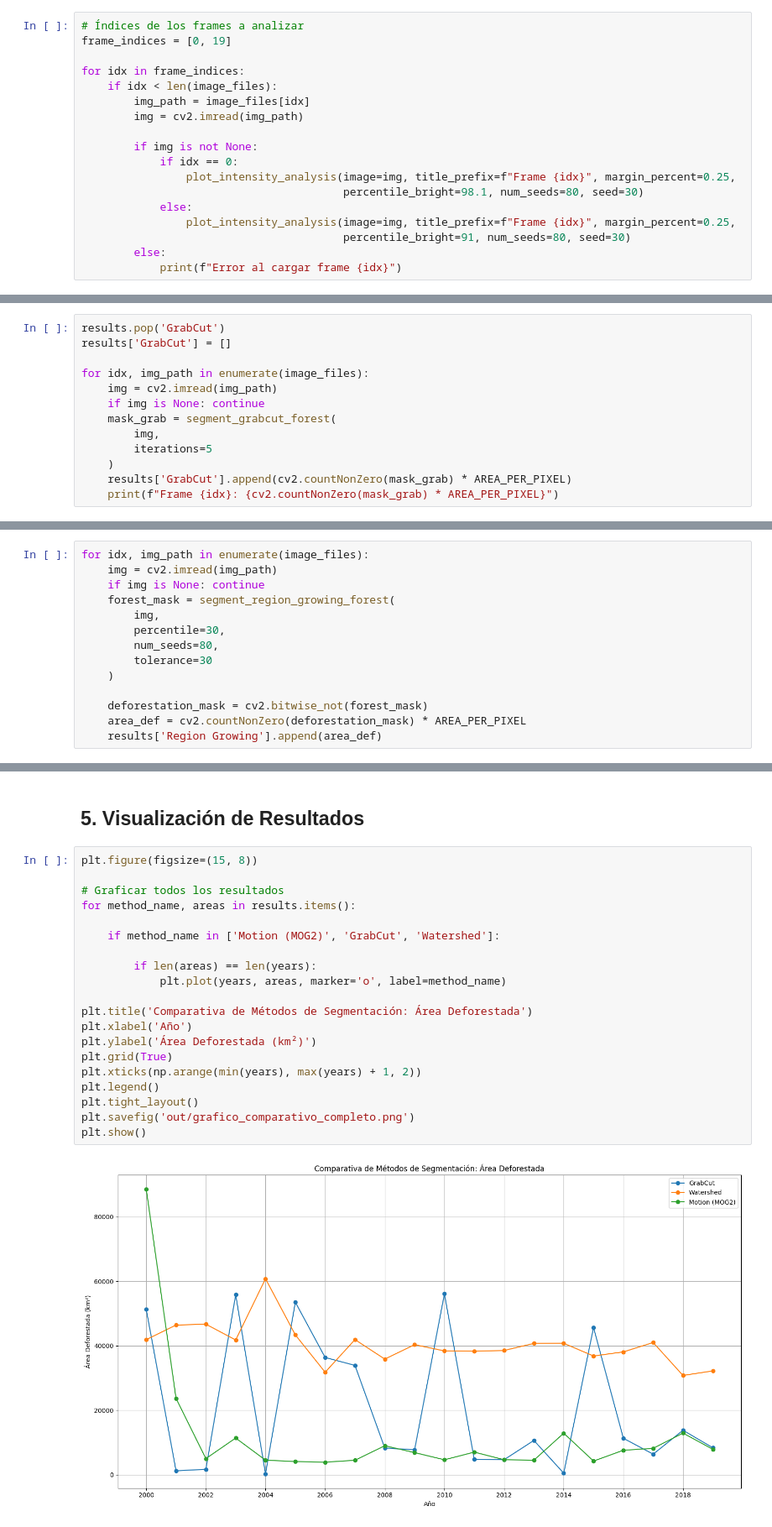
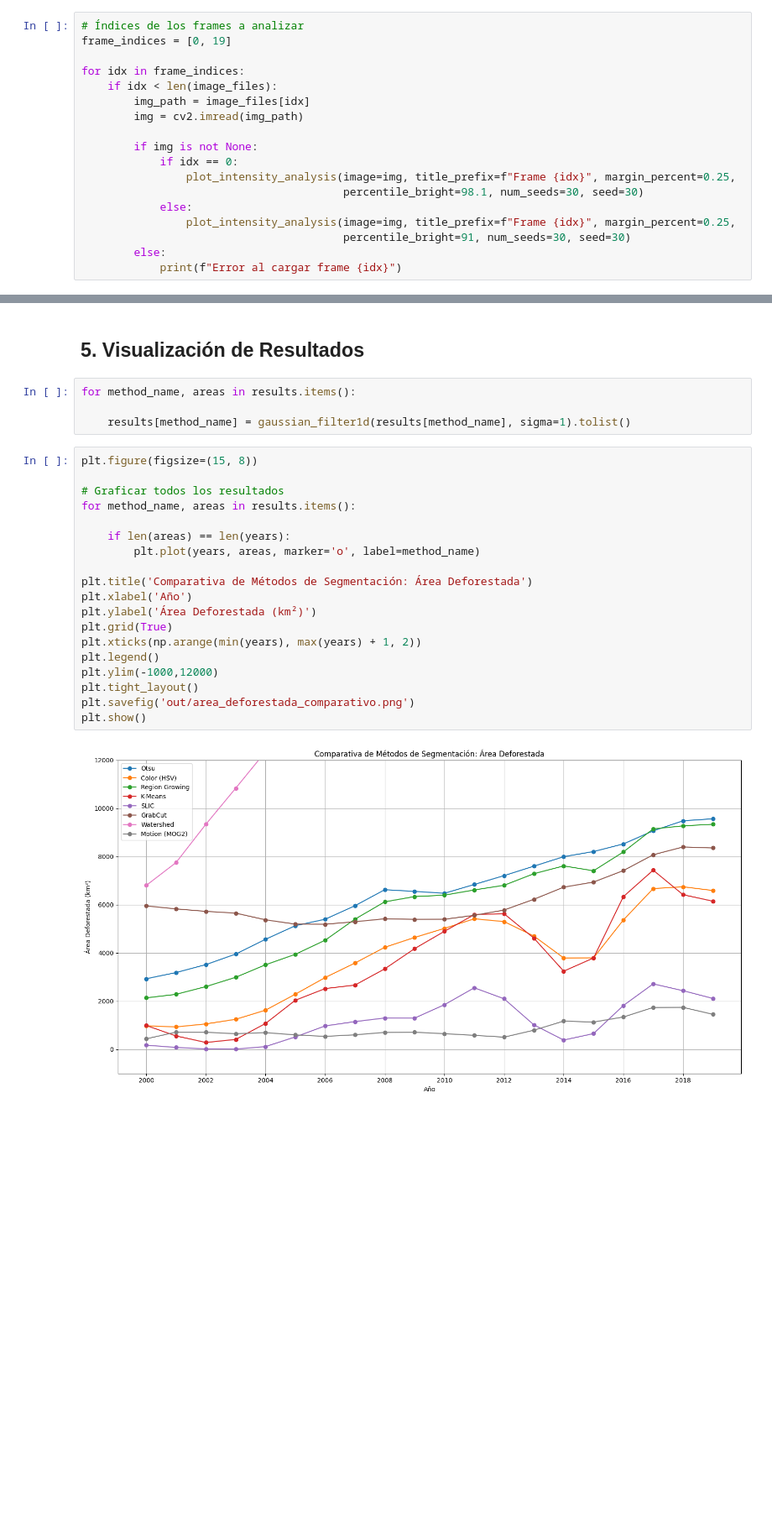
Before and after one commit to jucasamesa/deforestacion-segmentacion, a Jupyter notebook: solution.ipynb, the cells around one changed output, grey strips where cells are left out. Shown at 84% size. Drawn from its saved outputs; the diff is of its cells as text; blank space fills up the shorter version.

```diff
--- a/solution.ipynb
+++ b/solution.ipynb
@@ -204,10 +202,10 @@ for idx in frame_indices:
         if img is not None:
             if idx == 0:
                 plot_intensity_analysis(image=img, title_prefix=f"Frame {idx}", margin_percent=0.25,
-                                        percentile_bright=98.1, num_seeds=80, seed=30)
+                                        percentile_bright=98.1, num_seeds=30, seed=30)
             else:
                 plot_intensity_analysis(image=img, title_prefix=f"Frame {idx}", margin_percent=0.25,
-                                        percentile_bright=91, num_seeds=80, seed=30)
+                                        percentile_bright=91, num_seeds=30, seed=30)
         else:
             print(f"Error al cargar frame {idx}")
 # %% [output]
@@ -495,13 +615,0 @@ plt.show()
-# %%
-results.pop('GrabCut')
-results['GrabCut'] = []
-
-for idx, img_path in enumerate(image_files):
-    img = cv2.imread(img_path)
-    if img is None: continue
-    mask_grab = segment_grabcut_forest(
-        img,
-        iterations=5
-    )
-    results['GrabCut'].append(cv2.countNonZero(mask_grab) * AREA_PER_PIXEL)
-    print(f"Frame {idx}: {cv2.countNonZero(mask_grab) * AREA_PER_PIXEL}")
@@ -541,14 +631,0 @@ results = {
-# %%
-for idx, img_path in enumerate(image_files):
-    img = cv2.imread(img_path)
-    if img is None: continue
-    forest_mask = segment_region_growing_forest(
-        img,
-        percentile=30,
-        num_seeds=80,
-        tolerance=30
-    )
-
-    deforestation_mask = cv2.bitwise_not(forest_mask)
-    area_def = cv2.countNonZero(deforestation_mask) * AREA_PER_PIXEL
-    results['Region Growing'].append(area_def)
@@ -667,24 +800,27 @@ Procesamiento completado.
 # %% [markdown]
 ## 5. Visualización de Resultados
+# %%
+for method_name, areas in results.items():
+
+    results[method_name] = gaussian_filter1d(results[method_name], sigma=1).tolist()
 # %%
 plt.figure(figsize=(15, 8))
 
 # Graficar todos los resultados
 for method_name, areas in results.items():
 
-    if method_name in ['Motion (MOG2)', 'GrabCut', 'Watershed']:
-
-        if len(areas) == len(years):
-            plt.plot(years, areas, marker='o', label=method_name)
+    if len(areas) == len(years):
+        plt.plot(years, areas, marker='o', label=method_name)
 
 plt.title('Comparativa de Métodos de Segmentación: Área Deforestada')
 plt.xlabel('Año')
 plt.ylabel('Área Deforestada (km²)')
 plt.grid(True)
 plt.xticks(np.arange(min(years), max(years) + 1, 2))
 plt.legend()
+plt.ylim(-1000,12000)
 plt.tight_layout()
-plt.savefig('out/grafico_comparativo_completo.png')
+plt.savefig('out/area_deforestada_comparativo.png')
 plt.show()
 # %% [output]
-[figure, old version]
+[figure, new version]
```
Also changed, not shown: parts of 22 cells of this notebook, 12 other files.
